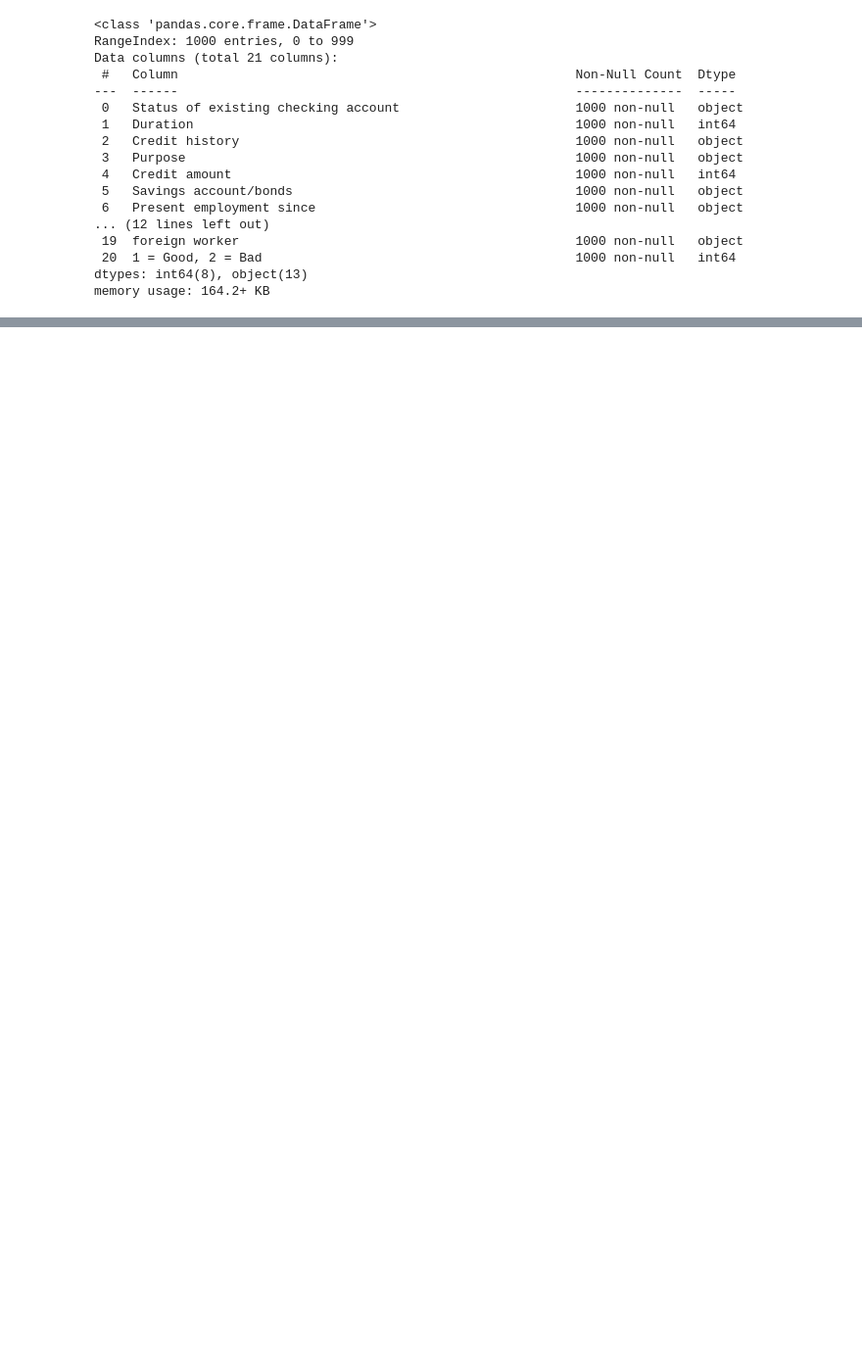
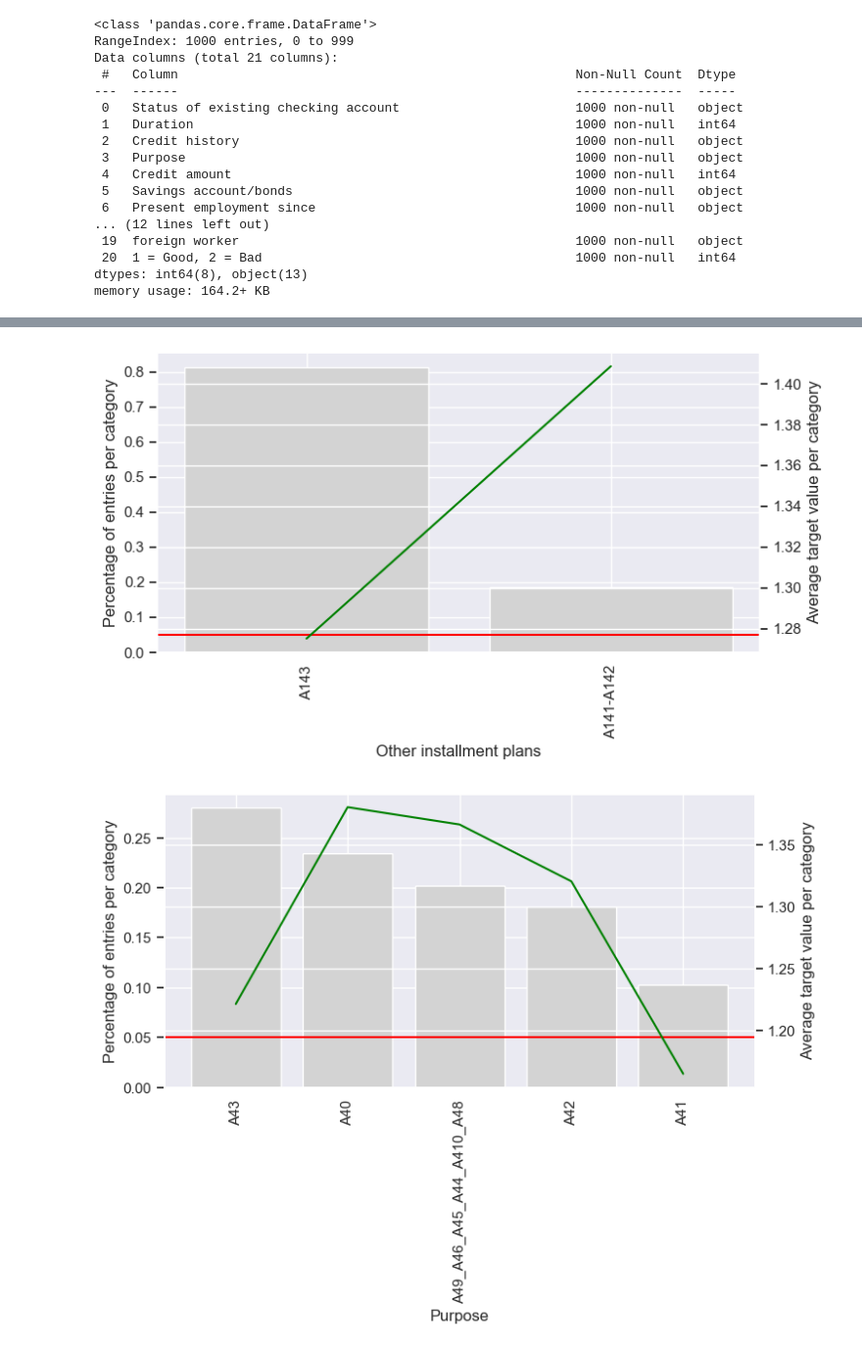
Before and after one commit to kakashi-san/german_statlog_credit_analysis, a Jupyter notebook: credit_risk_modelling.ipynb, the cells around one changed output, grey strips where cells are left out. Shown at 98% size. Saved outputs shown, nothing was run; the diff lists cells and outputs as text; code cells hidden in the pictures; blank space fills up the shorter version.

```diff
--- a/credit_risk_modelling.ipynb
+++ b/credit_risk_modelling.ipynb
@@ -318,0 +618,21 @@ Summary:
+# %%
+ip_data['Purpose'] = group_rare_labels(
+    df=ip_data,
+    var='Purpose',
+    threshold=0.1
+)
+
+ip_data['Other installment plans'] = group_categories(
+    df=ip_data,
+    var='Other installment plans',
+    categories_to_group=['A141', 'A142'],
+    new_category_name='A141-A142'
+)
+# %%
+for col in cat_cols:
+
+    temp_df = calculate_mean_target_per_category(ip_data, col, target)
+    plot_categories(temp_df, col, target)
+# %% [output]
+[figure, added]
+[figure, added]
```
Also changed, not shown: parts of 65 cells of this notebook, 2 other files.
